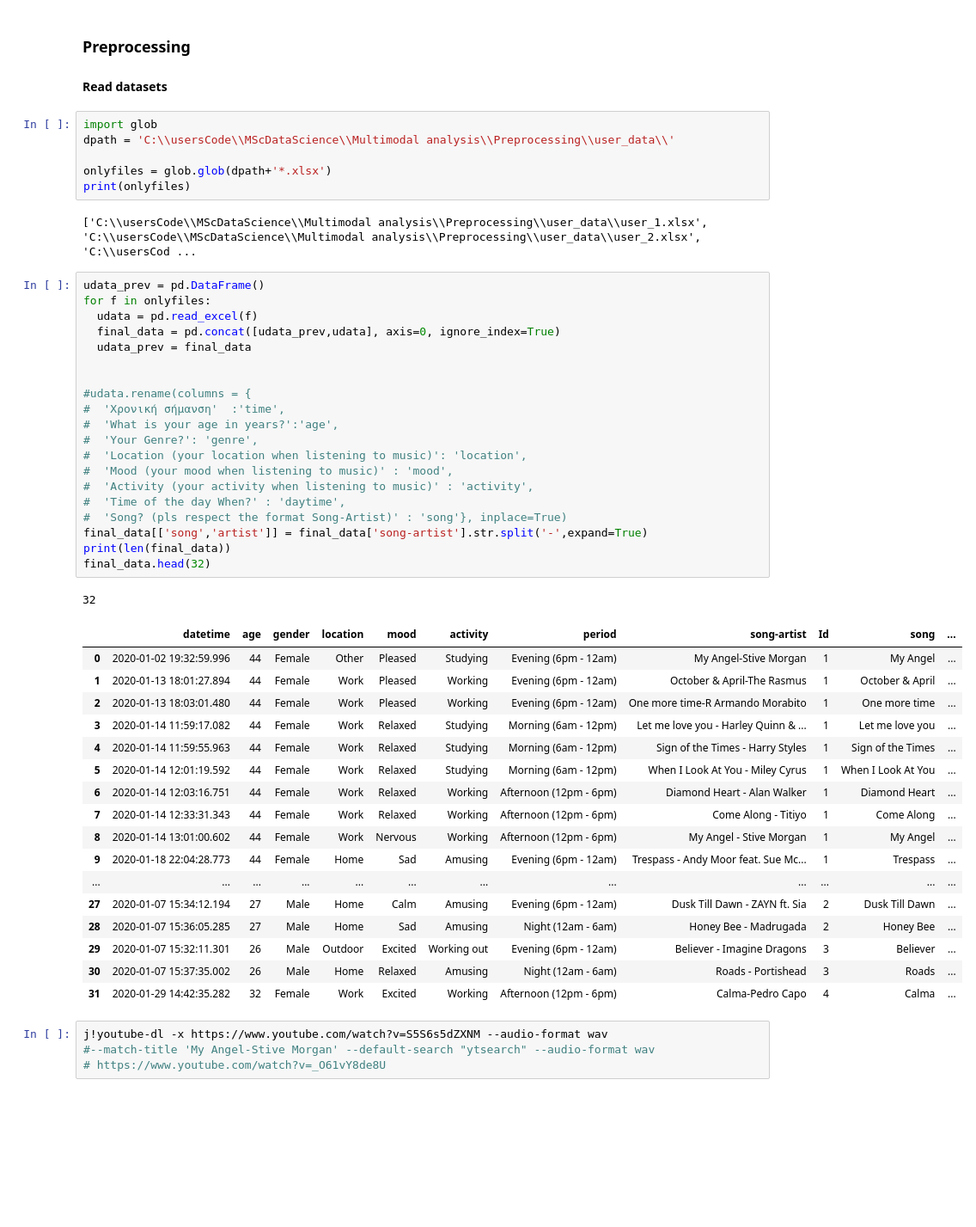
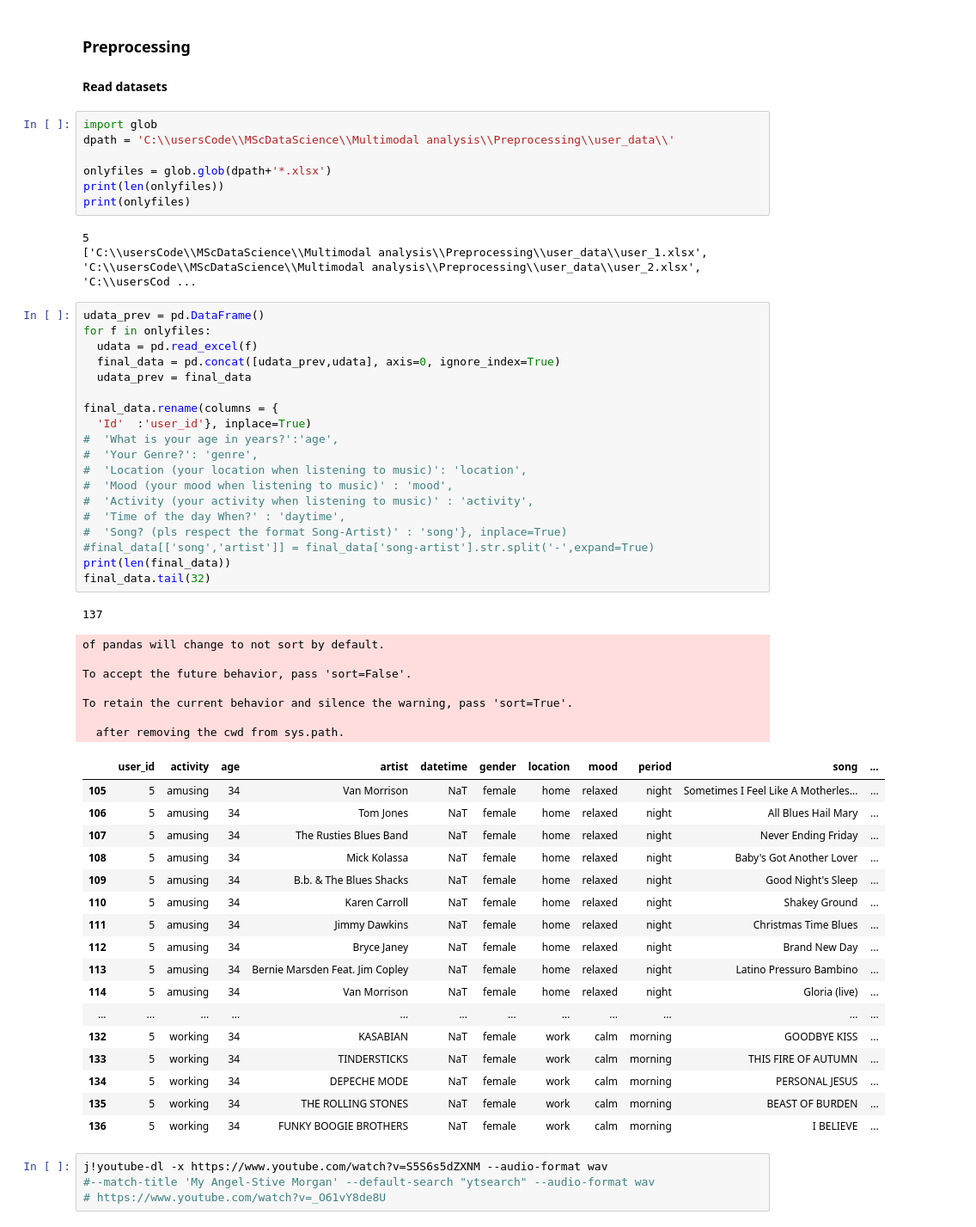
Before and after one commit to epistimi4/emotion_based_music_recomendation, a Jupyter notebook: Preprocessing/Spotify_MusicInformationRetrieval.ipynb, the cells around one changed output. Shown at 86% size. Drawn from its saved outputs; the diff is of its cells as text; blank space fills up the shorter version.

```diff
--- a/Preprocessing/Spotify_MusicInformationRetrieval.ipynb
+++ b/Preprocessing/Spotify_MusicInformationRetrieval.ipynb
@@ -32,48 +30,56 @@ import glob
 dpath = 'C:\\usersCode\\MScDataScience\\Multimodal analysis\\Preprocessing\\user_data\\'
 
 onlyfiles = glob.glob(dpath+'*.xlsx')
+print(len(onlyfiles))
 print(onlyfiles)
 # %% [output]
+5
 ['C:\\usersCode\\MScDataScience\\Multimodal analysis\\Preprocessing\\user_data\\user_1.xlsx', 'C:\\usersCode\\MScDataScience\\Multimodal analysis\\Preprocessing\\user_data\\user_2.xlsx', 'C:\\usersCod ...
 # %%
 udata_prev = pd.DataFrame()
 for f in onlyfiles:
   udata = pd.read_excel(f)
   final_data = pd.concat([udata_prev,udata], axis=0, ignore_index=True)
   udata_prev = final_data
 
-
-#udata.rename(columns = {
-#  'Χρονική σήμανση'  :'time',
+final_data.rename(columns = {
+  'Id'  :'user_id'}, inplace=True)
 #  'What is your age in years?':'age',
 #  'Your Genre?': 'genre',
 #  'Location (your location when listening to music)': 'location',
 #  'Mood (your mood when listening to music)' : 'mood',
 #  'Activity (your activity when listening to music)' : 'activity',
 #  'Time of the day When?' : 'daytime',
 #  'Song? (pls respect the format Song-Artist)' : 'song'}, inplace=True)
-final_data[['song','artist']] = final_data['song-artist'].str.split('-',expand=True)
+#final_data[['song','artist']] = final_data['song-artist'].str.split('-',expand=True)
 print(len(final_data))
-final_data.head(32)
+final_data.tail(32)
 # %% [output]
-32
+137
+of pandas will change to not sort by default.
+
+To accept the future behavior, pass 'sort=False'.
+
+To retain the current behavior and silence the warning, pass 'sort=True'.
+
+  after removing the cwd from sys.path.
-|  | datetime | age | gender | location | mood | activity | period | song-artist | Id | song | ... |
-| 0 | 2020-01-02 19:32:59.996 | 44 | Female | Other | Pleased | Studying | Evening (6pm - 12am) | My Angel-Stive Morgan | 1 | My Angel | ... |
-| 1 | 2020-01-13 18:01:27.894 | 44 | Female | Work | Pleased | Working | Evening (6pm - 12am) | October & April-The Rasmus | 1 | October & April | ... |
-| 2 | 2020-01-13 18:03:01.480 | 44 | Female | Work | Pleased | Working | Evening (6pm - 12am) | One more time-R Armando Morabito | 1 | One more time | ... |
-| 3 | 2020-01-14 11:59:17.082 | 44 | Female | Work | Relaxed | Studying | Morning (6am - 12pm) | Let me love you - Harley Quinn & ... | 1 | Let me love you | ... |
-| 4 | 2020-01-14 11:59:55.963 | 44 | Female | Work | Relaxed | Studying | Morning (6am - 12pm) | Sign of the Times - Harry Styles | 1 | Sign of the Times | ... |
-| 5 | 2020-01-14 12:01:19.592 | 44 | Female | Work | Relaxed | Studying | Morning (6am - 12pm) | When I Look At You - Miley Cyrus | 1 | When I Look At You | ... |
-| 6 | 2020-01-14 12:03:16.751 | 44 | Female | Work | Relaxed | Working | Afternoon (12pm - 6pm) | Diamond Heart - Alan Walker | 1 | Diamond Heart | ... |
-| 7 | 2020-01-14 12:33:31.343 | 44 | Female | Work | Relaxed | Working | Afternoon (12pm - 6pm) | Come Along - Titiyo | 1 | Come Along | ... |
-| 8 | 2020-01-14 13:01:00.602 | 44 | Female | Work | Nervous | Working | Afternoon (12pm - 6pm) | My Angel - Stive Morgan | 1 | My Angel | ... |
-| 9 | 2020-01-18 22:04:28.773 | 44 | Female | Home | Sad | Amusing | Evening (6pm - 12am) | Trespass - Andy Moor feat. Sue Mc... | 1 | Trespass | ... |
+|  | user_id | activity | age | artist | datetime | gender | location | mood | period | song | ... |
+| 105 | 5 | amusing | 34 | Van Morrison | NaT | female | home | relaxed | night | Sometimes I Feel Like A Motherles... | ... |
+| 106 | 5 | amusing | 34 | Tom Jones | NaT | female | home | relaxed | night | All Blues Hail Mary | ... |
+| 107 | 5 | amusing | 34 | The Rusties Blues Band | NaT | female | home | relaxed | night | Never Ending Friday | ... |
+| 108 | 5 | amusing | 34 | Mick Kolassa | NaT | female | home | relaxed | night | Baby's Got Another Lover | ... |
+| 109 | 5 | amusing | 34 | B.b. & The Blues Shacks | NaT | female | home | relaxed | night | Good Night's Sleep | ... |
+| 110 | 5 | amusing | 34 | Karen Carroll | NaT | female | home | relaxed | night | Shakey Ground | ... |
+| 111 | 5 | amusing | 34 | Jimmy Dawkins | NaT | female | home | relaxed | night | Christmas Time Blues | ... |
+| 112 | 5 | amusing | 34 | Bryce Janey | NaT | female | home | relaxed | night | Brand New Day | ... |
+| 113 | 5 | amusing | 34 | Bernie Marsden Feat. Jim Copley | NaT | female | home | relaxed | night | Latino Pressuro Bambino | ... |
+| 114 | 5 | amusing | 34 | Van Morrison | NaT | female | home | relaxed | night | Gloria (live) | ... |
 | ... | ... | ... | ... | ... | ... | ... | ... | ... | ... | ... | ... |
-| 27 | 2020-01-07 15:34:12.194 | 27 | Male | Home | Calm | Amusing | Evening (6pm - 12am) | Dusk Till Dawn - ZAYN ft. Sia | 2 | Dusk Till Dawn | ... |
-| 28 | 2020-01-07 15:36:05.285 | 27 | Male | Home | Sad | Amusing | Night (12am - 6am) | Honey Bee - Madrugada | 2 | Honey Bee | ... |
-| 29 | 2020-01-07 15:32:11.301 | 26 | Male | Outdoor | Excited | Working out | Evening (6pm - 12am) | Believer - Imagine Dragons | 3 | Believer | ... |
-| 30 | 2020-01-07 15:37:35.002 | 26 | Male | Home | Relaxed | Amusing | Night (12am - 6am) | Roads - Portishead | 3 | Roads | ... |
-| 31 | 2020-01-29 14:42:35.282 | 32 | Female | Work | Excited | Working | Afternoon (12pm - 6pm) | Calma-Pedro Capo | 4 | Calma | ... |
+| 132 | 5 | working | 34 | KASABIAN | NaT | female | work | calm | morning | GOODBYE KISS | ... |
+| 133 | 5 | working | 34 | TINDERSTICKS | NaT | female | work | calm | morning | THIS FIRE OF AUTUMN | ... |
+| 134 | 5 | working | 34 | DEPECHE MODE | NaT | female | work | calm | morning | PERSONAL JESUS | ... |
+| 135 | 5 | working | 34 | THE ROLLING STONES | NaT | female | work | calm | morning | BEAST OF BURDEN | ... |
+| 136 | 5 | working | 34 | FUNKY BOOGIE BROTHERS | NaT | female | work | calm | morning | I BELIEVE | ... |
 # %%
 j!youtube-dl -x https://www.youtube.com/watch?v=S5S6s5dZXNM --audio-format wav
 #--match-title 'My Angel-Stive Morgan' --default-search "ytsearch" --audio-format wav
```
Also changed, not shown: parts of 7 cells of this notebook.
